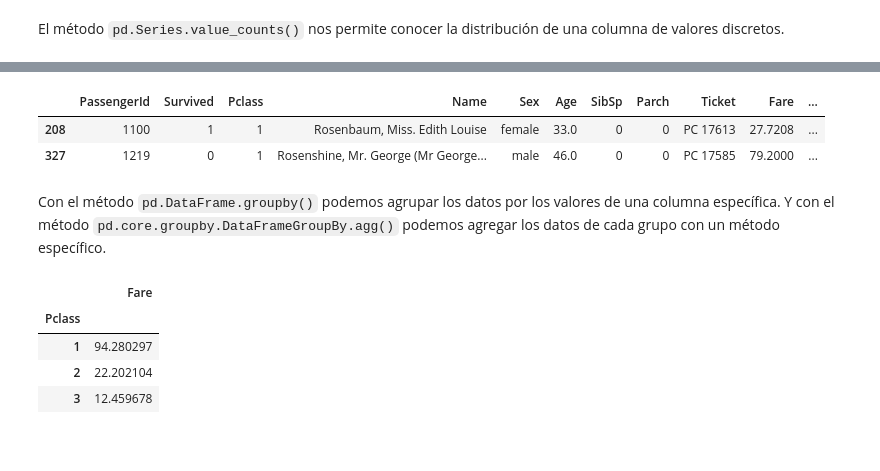
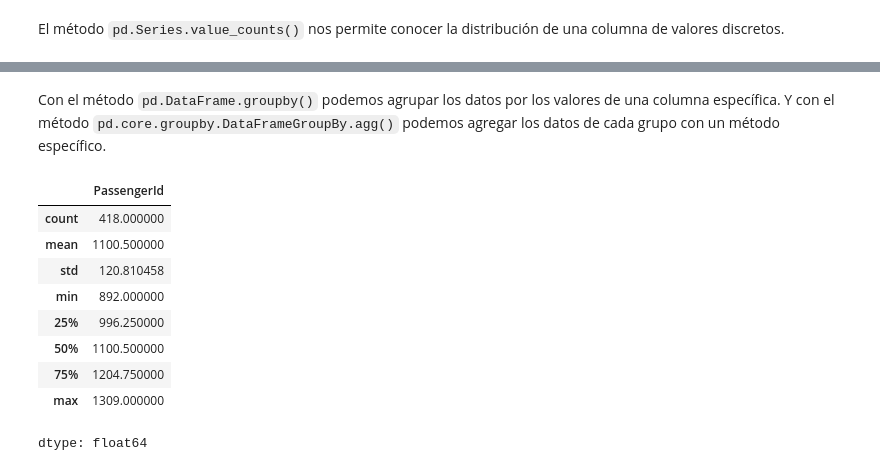
Before and after one commit to Luissalamanca23/Fundamentos-ML, a Jupyter notebook: 1_1_3_Manejo_de_Datos.ipynb, the cells around one changed output, grey strips where cells are left out. Cells and saved outputs as stored; diff of their text form; code cells hidden in the pictures; blank space fills up the shorter version.

Commit message:
Clase 1 (10/03) Listo

```diff
--- a/1_1_3_Manejo_de_Datos.ipynb
+++ b/1_1_3_Manejo_de_Datos.ipynb
@@ -95,3 +85,6 @@ Saving 1.1.5_Titanic.csv to 1.1.5_Titanic.csv
+# %%
+url = '/content/Drive/MyDrive/Machine/Clase 10-03/Datos/1.1.5_Titanic.csv'
+titanic = pd.read_csv(url, sep=",")
 # %% [markdown]
 Veamos un análisis rápido del DATAFRAME.
 # %%
@@ -206,20 +175,23 @@ titanic[(titanic.Age < 5) & (titanic.Survived == 0)] # Filtramos sólo las perso
 # %%
 titanic[titanic.Name.str.contains("Rose")] # Con el método pd.Series.str.contains() podemos filtrar una columna de texto
-# %% [output]
-|  | PassengerId | Survived | Pclass | Name | Sex | Age | SibSp | Parch | Ticket | Fare | ... |
-| 208 | 1100 | 1 | 1 | Rosenbaum, Miss. Edith Louise | female | 33.0 | 0 | 0 | PC 17613 | 27.7208 | ... |
-| 327 | 1219 | 0 | 1 | Rosenshine, Mr. George (Mr George... | male | 46.0 | 0 | 0 | PC 17585 | 79.2000 | ... |
 # %% [markdown]
 Con el método `pd.DataFrame.groupby()` podemos agrupar los datos por los valores de una columna específica. Y con el método `pd.core.groupby.DataFrameGroupBy.agg()` podemos agregar los datos de cada grupo con un método específico.
 # %%
 grouped_titanic = titanic[["Pclass","Fare"]].groupby(by = "Pclass") # Agrupamos los datos por la clase del pasajero
 grouped_titanic.agg("mean") # Agregamos los datos utilizando el promedio
-# %% [output]
-|  | Fare |
-| Pclass |  |
-| 1 | 94.280297 |
-| 2 | 22.202104 |
-| 3 | 12.459678 |
+# %%
+titanic.PassengerId.describe()
+# %% [output]
+|  | PassengerId |
+| count | 418.000000 |
+| mean | 1100.500000 |
+| std | 120.810458 |
+| min | 892.000000 |
+| 25% | 996.250000 |
+| 50% | 1100.500000 |
+| 75% | 1204.750000 |
+| max | 1309.000000 |
+dtype: float64
 # %% [markdown]
 # Cuestionario
 
```
Also changed, not shown: parts of 7 cells of this notebook.
